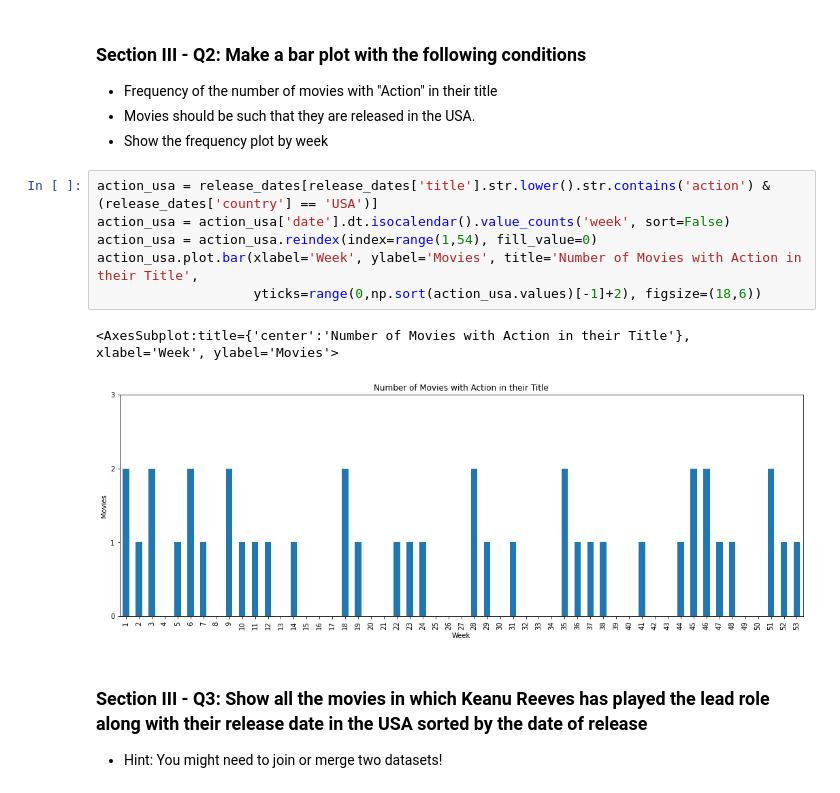
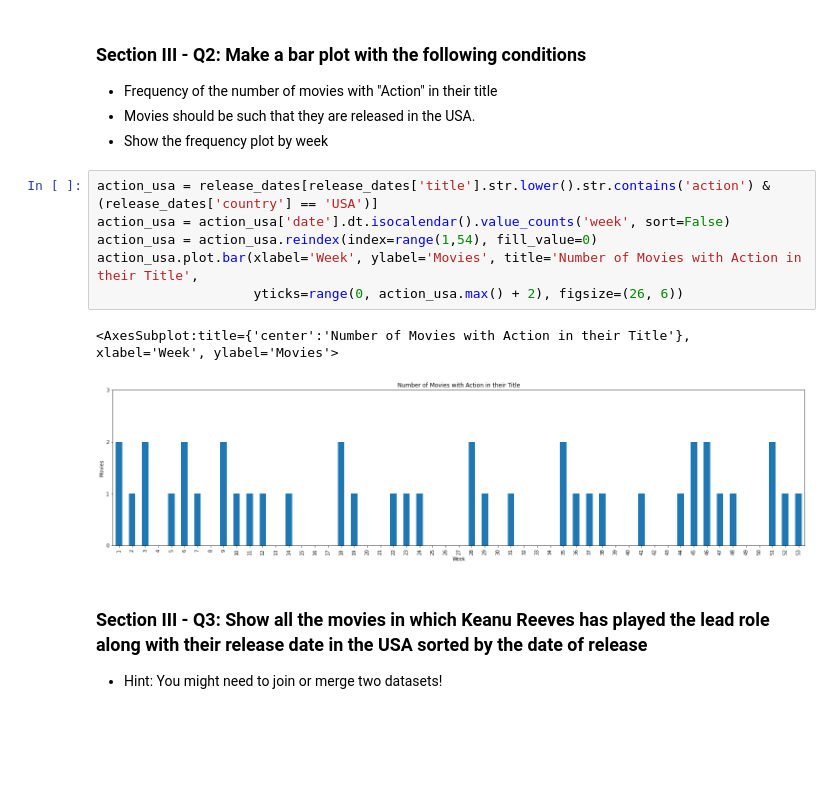
Before and after one commit to robertvalencia/Springboard, a Jupyter notebook: mec-mini-projects/mec-5.3.10-data-wranging-with-pandas-mini-project/Mini_Project_Data_Wrangling_Pandas.ipynb, the cells around one changed output. Saved outputs shown, nothing was run; the diff lists cells and outputs as text; blank space fills up the shorter version.

```diff
--- a/mec-mini-projects/mec-5.3.10-data-wranging-with-pandas-mini-project/Mini_Project_Data_Wrangling_Pandas.ipynb
+++ b/mec-mini-projects/mec-5.3.10-data-wranging-with-pandas-mini-project/Mini_Project_Data_Wrangling_Pandas.ipynb
@@ -702,12 +705,12 @@ ax.set_xticklabels([calendar.month_abbr[month_num] for month_num in summer_usa.i
 # %%
 action_usa = release_dates[release_dates['title'].str.lower().str.contains('action') & (release_dates['country'] == 'USA')]
 action_usa = action_usa['date'].dt.isocalendar().value_counts('week', sort=False)
 action_usa = action_usa.reindex(index=range(1,54), fill_value=0)
 action_usa.plot.bar(xlabel='Week', ylabel='Movies', title='Number of Movies with Action in their Title',
-                    yticks=range(0,np.sort(action_usa.values)[-1]+2), figsize=(18,6))
+                    yticks=range(0, action_usa.max() + 2), figsize=(26, 6))
 # %% [output]
 <AxesSubplot:title={'center':'Number of Movies with Action in their Title'}, xlabel='Week', ylabel='Movies'>
-[figure, old version]
+[figure, new version]
 # %% [markdown]
 ### Section III - Q3: Show all the movies in which Keanu Reeves has played the lead role along with their   release date in the USA sorted by the date of release
 - Hint: You might need to join or merge two datasets!
```
Also changed, not shown: parts of 22 cells of this notebook.
